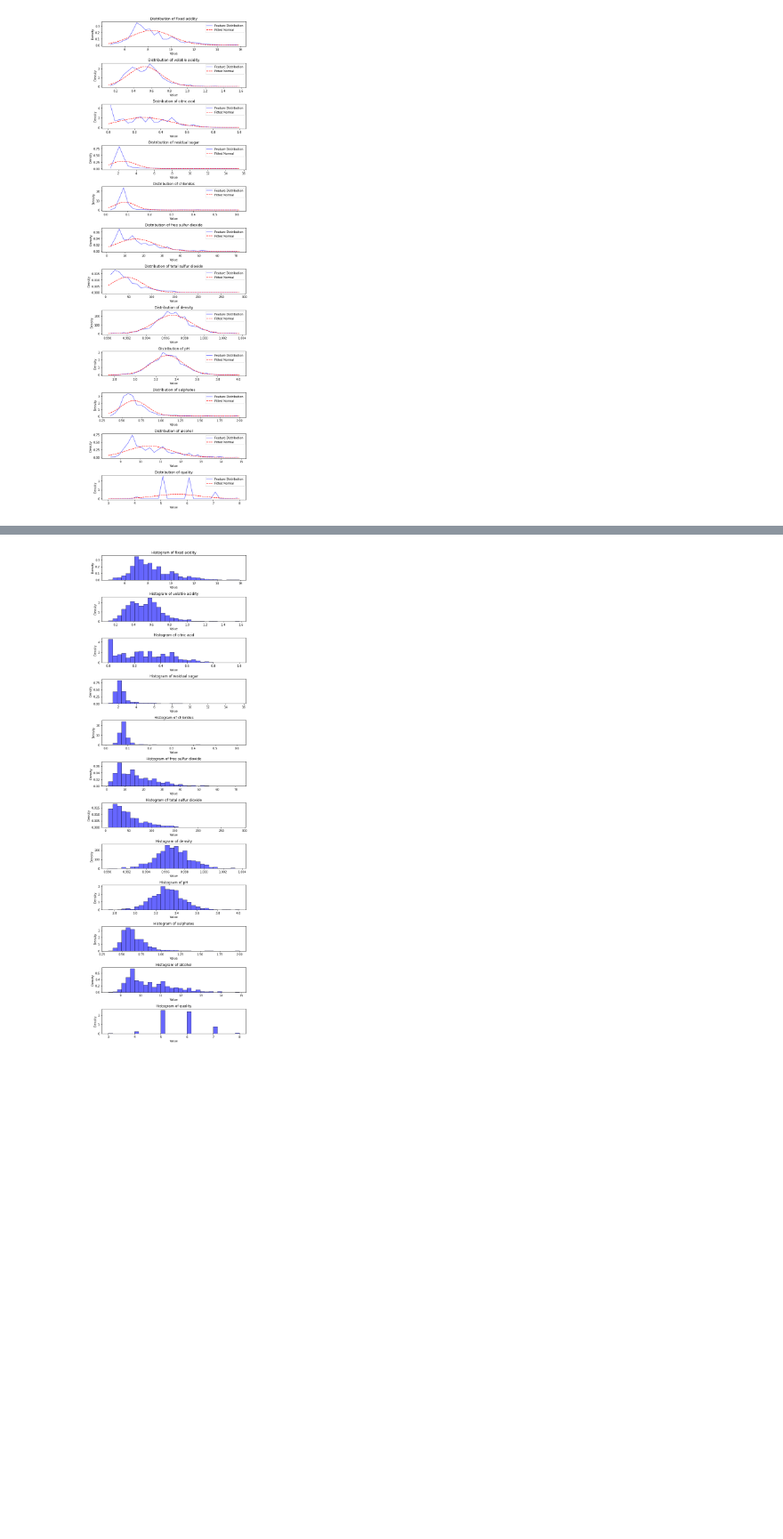
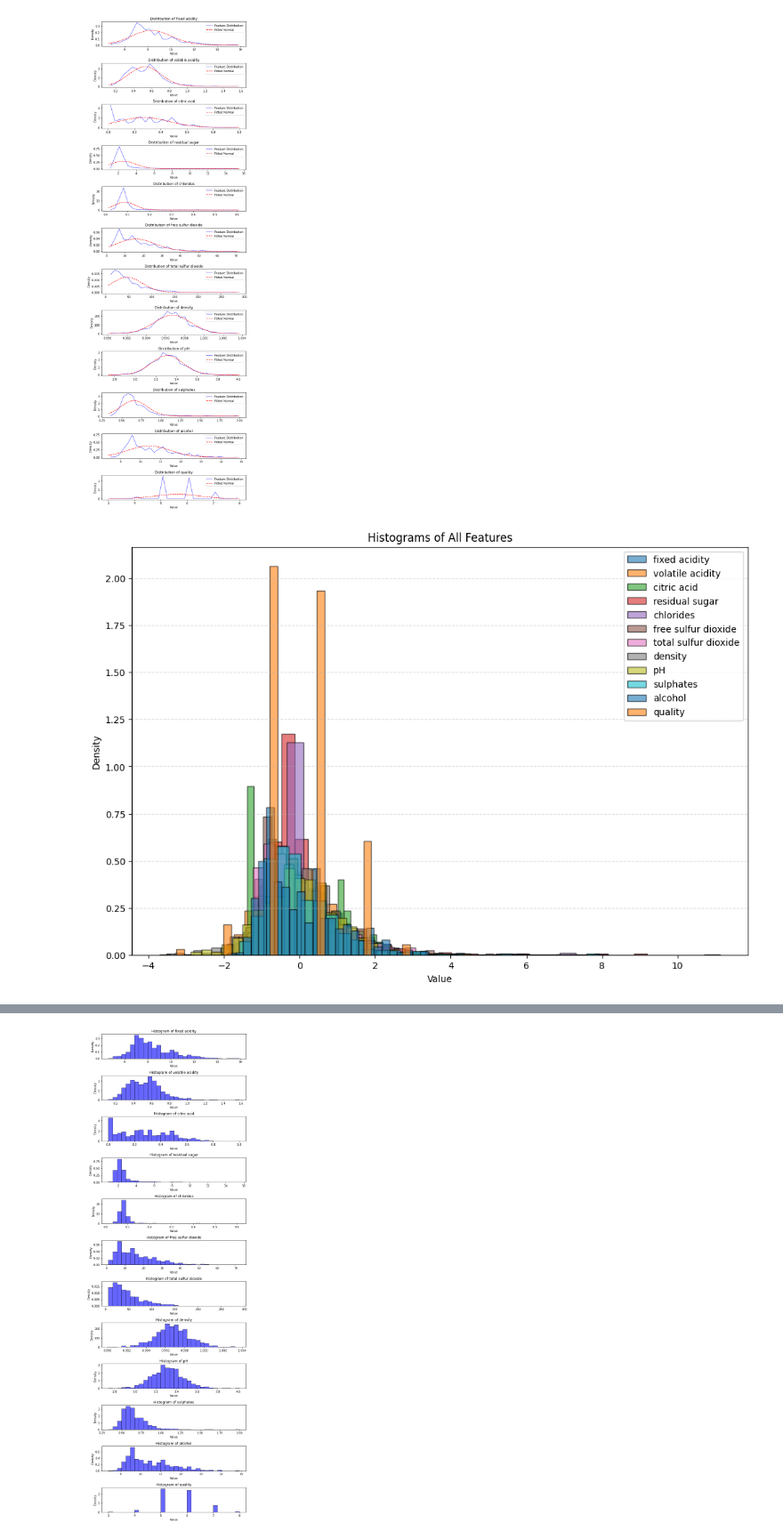
Before and after one commit to SaianPatel/InferentialStatistics, a Jupyter notebook: Coursework/Data_Exploration.ipynb, the cells around one changed output, grey strips where cells are left out. Shown at 89% size. Drawn from its saved outputs; the diff is of its cells as text; code cells hidden in the pictures; blank space fills up the shorter version.

Commit message:
Histograms & Boxplots

```diff
--- a/Coursework/Data_Exploration.ipynb
+++ b/Coursework/Data_Exploration.ipynb
@@ -137,3 +137,28 @@ plt.tight_layout()
 plt.show()
 # %% [output]
 [figure]
+# %%
+# Standardize the columns (Z-score normalization)
+standardized_df = (df - df.mean()) / df.std()
+
+# Set up the figure
+plt.figure(figsize=(12, 8))
+
+# Number of columns in the DataFrame
+num_features = len(standardized_df.columns)
+
+# Loop through each column and create a histogram
+for i, col in enumerate(standardized_df.columns):
+    plt.hist(standardized_df[col], bins=30, alpha=0.6, label=col, edgecolor="black", density=True)
+
+# Labels and title
+plt.xlabel("Value")
+plt.ylabel("Density")
+plt.title("Histograms of All Features")
+plt.legend()  # Show legend with column names
+plt.grid(axis="y", linestyle="--", alpha=0.5)
+
+# Show the plot
+plt.show()
+# %% [output]
+[figure, added]
```
Also changed, not shown: parts of 3 cells of this notebook, 2 other files.
